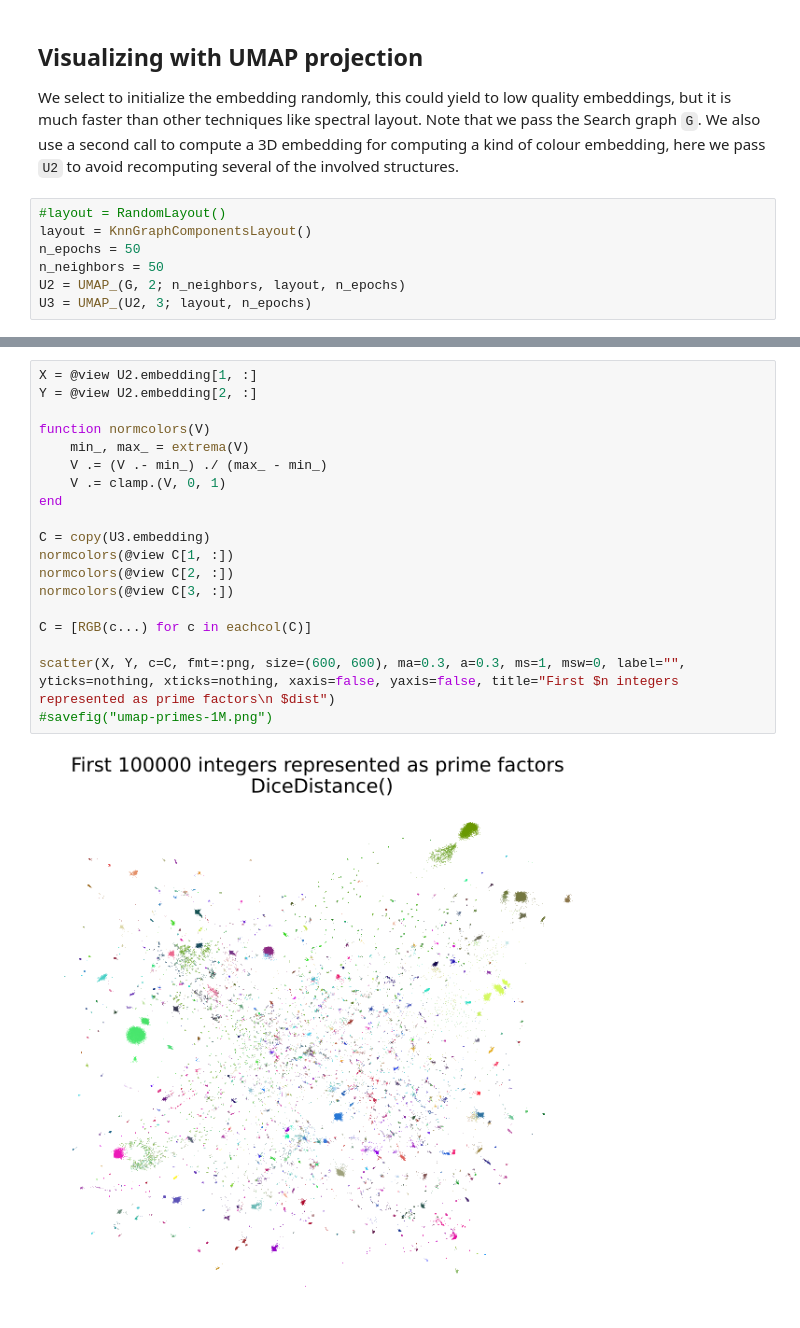
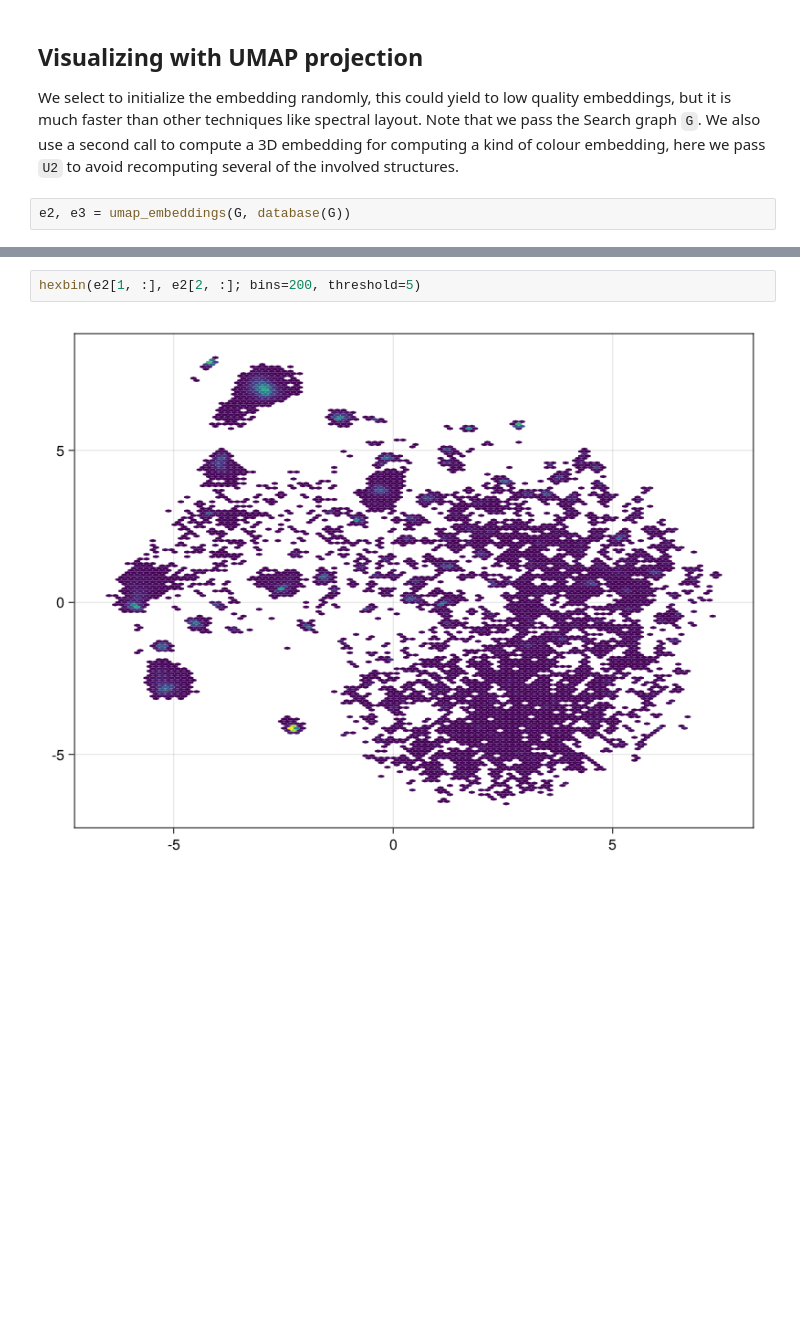
Before and after one commit to sadit/SimilaritySearchDemos, a Jupyter notebook: primes/primes-umap.ipynb, the cells around one changed output, grey strips where cells are left out. Saved outputs shown, nothing was run; the diff lists cells and outputs as text; blank space fills up the shorter version.

Commit message:
updated primes and fix modification date for others

```diff
--- a/primes/primes-umap.ipynb
+++ b/primes/primes-umap.ipynb
@@ -68,10 +91,5 @@ IJulia.clear_output()
 ## Visualizing with UMAP projection
 We select to initialize the embedding randomly, this could yield to low quality embeddings, but it is much faster than other techniques like spectral layout. Note that we pass the Search graph `G`. We also use a second call to compute a 3D embedding for computing a kind of colour embedding, here we pass `U2` to avoid recomputing several of the involved structures.
 # %%
-#layout = RandomLayout()
-layout = KnnGraphComponentsLayout()
-n_epochs = 50
-n_neighbors = 50
-U2 = UMAP_(G, 2; n_neighbors, layout, n_epochs)
-U3 = UMAP_(U2, 3; layout, n_epochs)
+e2, e3 = umap_embeddings(G, database(G))
 # %% [output]
@@ -97,21 +124,4 @@ UMAP_{SparseArrays.SparseMatrixCSC{Float32, Int32}, Matrix{Float32}, SearchGraph
 # %%
-X = @view U2.embedding[1, :]
-Y = @view U2.embedding[2, :]
-
-function normcolors(V)
-    min_, max_ = extrema(V)
-    V .= (V .- min_) ./ (max_ - min_)
-    V .= clamp.(V, 0, 1)
-end
-
-C = copy(U3.embedding)
-normcolors(@view C[1, :])
-normcolors(@view C[2, :])
-normcolors(@view C[3, :])
-
-C = [RGB(c...) for c in eachcol(C)]
-
-scatter(X, Y, c=C, fmt=:png, size=(600, 600), ma=0.3, a=0.3, ms=1, msw=0, label="", yticks=nothing, xticks=nothing, xaxis=false, yaxis=false, title="First $n integers represented as prime factors\n $dist")
-#savefig("umap-primes-1M.png")
+hexbin(e2[1, :], e2[2, :]; bins=200, threshold=5)
 # %% [output]
-[figure, old version]
+[figure, new version]
```
Also changed, not shown: parts of 10 cells of this notebook, 3 other files.
